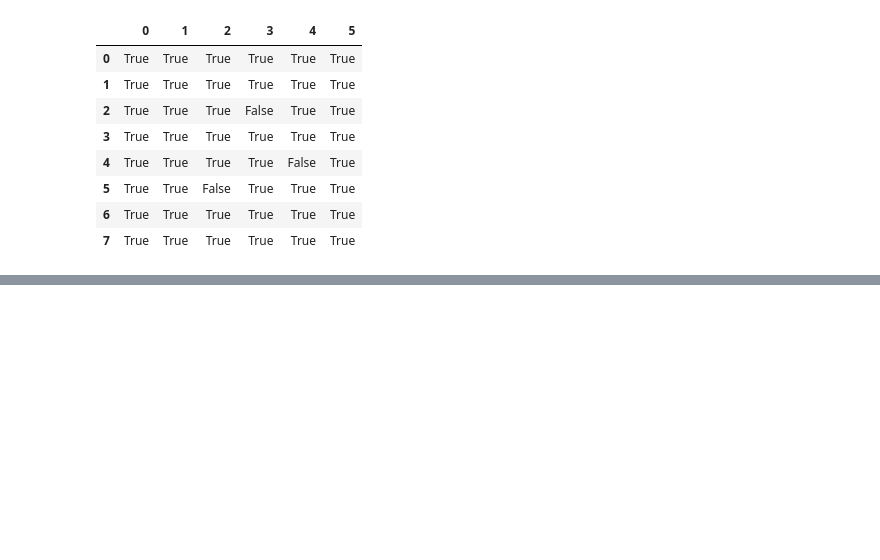
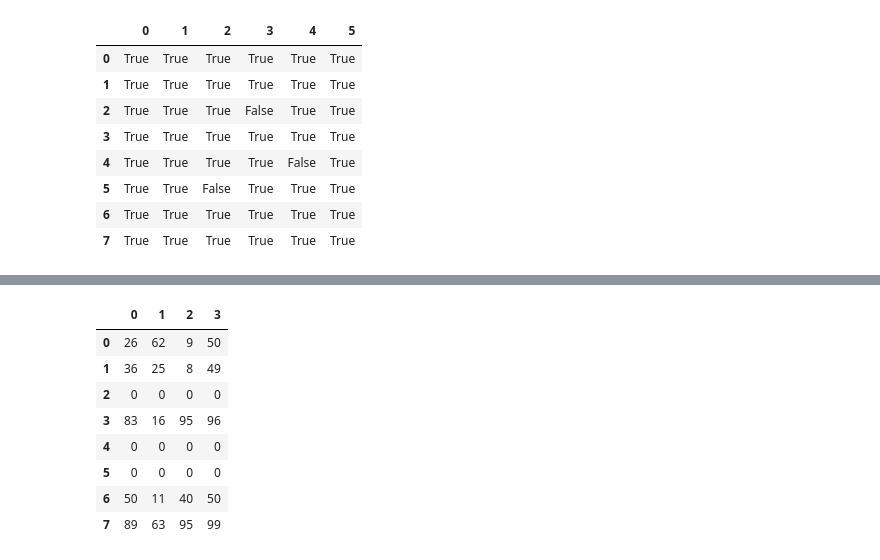
Before and after one commit to LangKeOvO/datecontest, a Jupyter notebook: ttest/temp/基于pandas的数据清洗.ipynb, the cells around one changed output, grey strips where cells are left out. Cells and saved outputs as stored; diff of their text form; code cells hidden in the pictures; blank space fills up the shorter version.

```diff
--- a/ttest/temp/基于pandas的数据清洗.ipynb
+++ b/ttest/temp/基于pandas的数据清洗.ipynb
@@ -89,0 +115,16 @@ df.notnull().all
+# %%
+df = DataFrame(data=np.random.randint(0, 100, size=(8, 4)))
+df.iloc[2] = np.array([0, 0, 0, 0])
+df.iloc[4] = np.array([0, 0, 0, 0])
+df.iloc[5] = np.array([0, 0, 0, 0])
+df
+# %% [output]
+|  | 0 | 1 | 2 | 3 |
+| 0 | 26 | 62 | 9 | 50 |
+| 1 | 36 | 25 | 8 | 49 |
+| 2 | 0 | 0 | 0 | 0 |
+| 3 | 83 | 16 | 95 | 96 |
+| 4 | 0 | 0 | 0 | 0 |
+| 5 | 0 | 0 | 0 | 0 |
+| 6 | 50 | 11 | 40 | 50 |
+| 7 | 89 | 63 | 95 | 99 |
```
Also changed, not shown: parts of 9 cells of this notebook, 21 other files.
